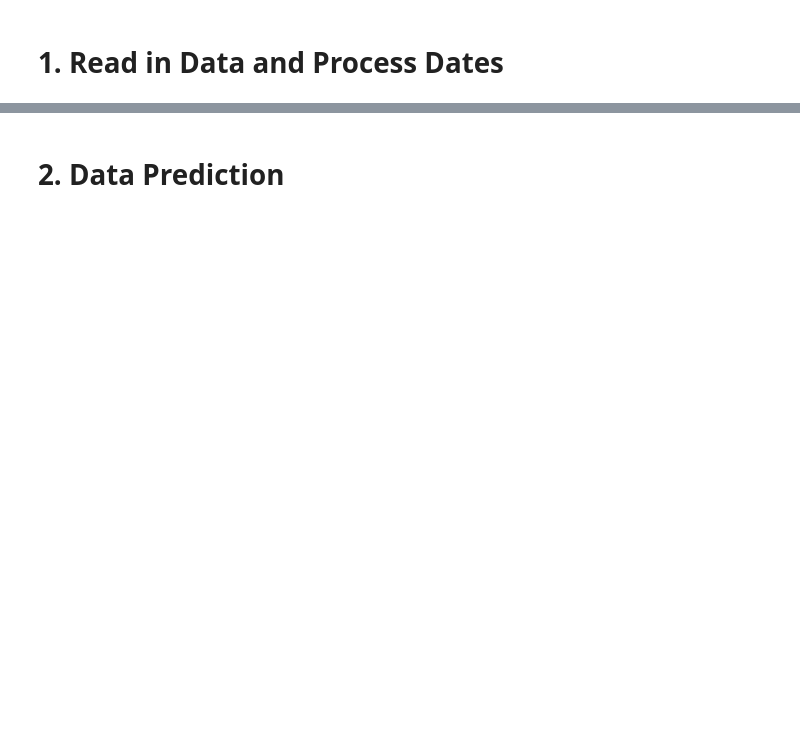
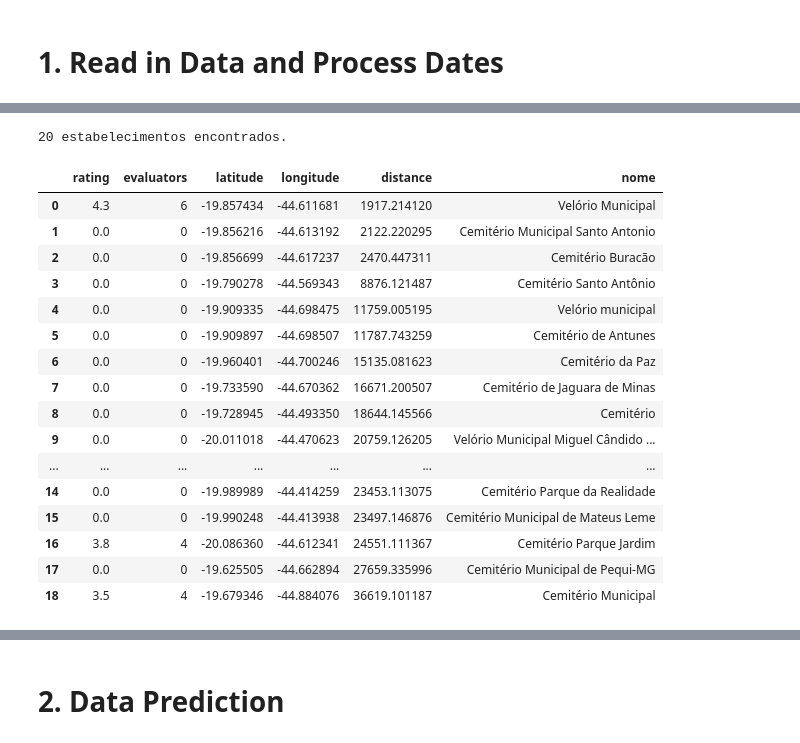
Before and after one commit to HpDiniz/An-lise-Financeira, a Jupyter notebook: Projeto_de_Pesquisa_Mestrado.ipynb, the cells around one changed output, grey strips where cells are left out. Drawn from its saved outputs; the diff is of its cells as text; code cells hidden in the pictures; blank space fills up the shorter version.

```diff
--- a/Projeto_de_Pesquisa_Mestrado.ipynb
+++ b/Projeto_de_Pesquisa_Mestrado.ipynb
@@ -805,0 +903,21 @@ df_adress_202212.index.name = None
+# %%
+get_targets('cemitério', latitude, longitude)
+# %% [output]
+20 estabelecimentos encontrados.
+|  | rating | evaluators | latitude | longitude | distance | nome |
+| 0 | 4.3 | 6 | -19.857434 | -44.611681 | 1917.214120 | Velório Municipal |
+| 1 | 0.0 | 0 | -19.856216 | -44.613192 | 2122.220295 | Cemitério Municipal Santo Antonio |
+| 2 | 0.0 | 0 | -19.856699 | -44.617237 | 2470.447311 | Cemitério Buracão |
+| 3 | 0.0 | 0 | -19.790278 | -44.569343 | 8876.121487 | Cemitério Santo Antônio |
+| 4 | 0.0 | 0 | -19.909335 | -44.698475 | 11759.005195 | Velório municipal |
+| 5 | 0.0 | 0 | -19.909897 | -44.698507 | 11787.743259 | Cemitério de Antunes |
+| 6 | 0.0 | 0 | -19.960401 | -44.700246 | 15135.081623 | Cemitério da Paz |
+| 7 | 0.0 | 0 | -19.733590 | -44.670362 | 16671.200507 | Cemitério de Jaguara de Minas |
+| 8 | 0.0 | 0 | -19.728945 | -44.493350 | 18644.145566 | Cemitério |
+| 9 | 0.0 | 0 | -20.011018 | -44.470623 | 20759.126205 | Velório Municipal Miguel Cândido ... |
+| ... | ... | ... | ... | ... | ... | ... |
+| 14 | 0.0 | 0 | -19.989989 | -44.414259 | 23453.113075 | Cemitério Parque da Realidade |
+| 15 | 0.0 | 0 | -19.990248 | -44.413938 | 23497.146876 | Cemitério Municipal de Mateus Leme |
+| 16 | 3.8 | 4 | -20.086360 | -44.612341 | 24551.111367 | Cemitério Parque Jardim |
+| 17 | 0.0 | 0 | -19.625505 | -44.662894 | 27659.335996 | Cemitério Municipal de Pequi-MG |
+| 18 | 3.5 | 4 | -19.679346 | -44.884076 | 36619.101187 | Cemitério Municipal |
```
Also changed, not shown: parts of 30 cells of this notebook.
